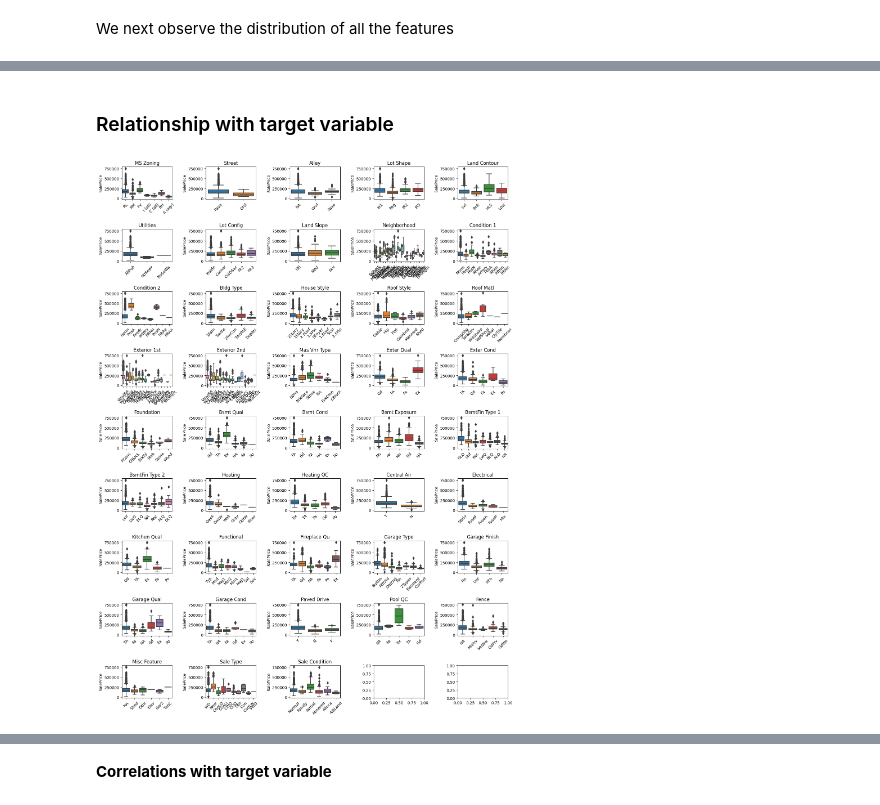
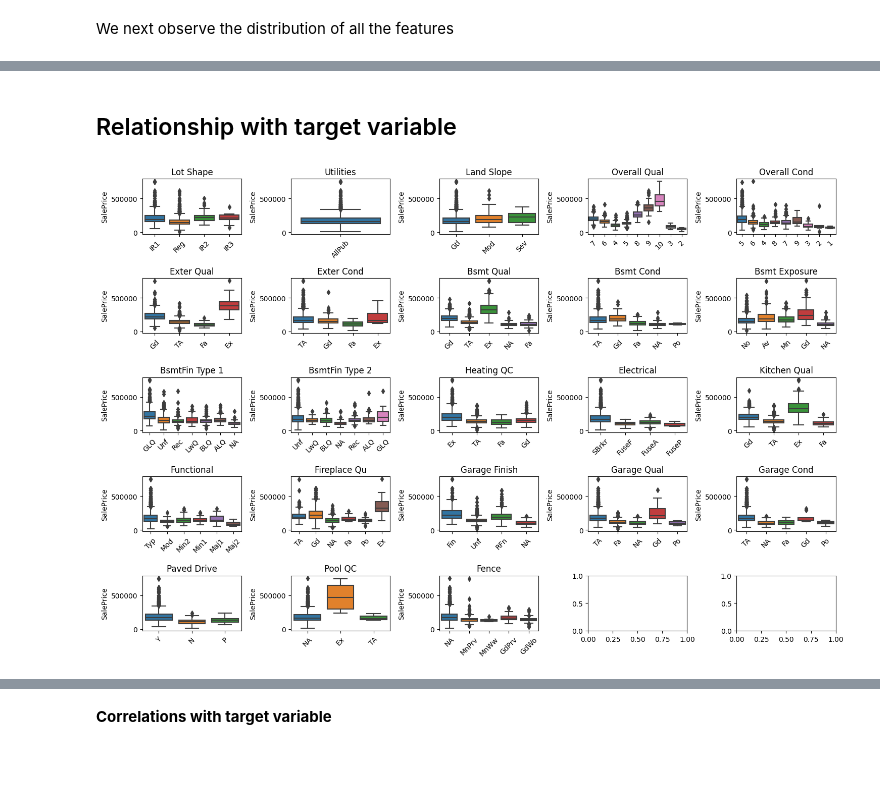
Before and after one commit to miguelfaf10/epfl_extension_school, a Jupyter notebook: 3_machine-learning-I_project/house-prices/house-prices-solution.ipynb, the cells around one changed output, grey strips where cells are left out. Drawn from its saved outputs; the diff is of its cells as text; code cells hidden in the pictures; blank space fills up the shorter version.

```diff
--- a/3_machine-learning-I_project/house-prices/house-prices-solution.ipynb
+++ b/3_machine-learning-I_project/house-prices/house-prices-solution.ipynb
@@ -170,6 +377,6 @@ mode_value = df['Electrical'].mode()[0]
 df['Electrical'].fillna(mode_value, inplace=True)
 # %%
 # Replace missing values with 'None'
-df[categorical_features] = df[categorical_features].fillna('NA')
-df[categorical_features].replace('None','NA', inplace=True)
+df[ordinal_features] = df[ordinal_features].fillna('NA')
+df[ordinal_features].replace('None','NA', inplace=True)
 # %%
@@ -182,11 +389,11 @@ Missing values in categorical columns after cleaning:  0
 We next observe the distribution of all the features
 # %%
 n_cols = 5
-n_rows = 9
+n_rows = 5
 
-fig, axs = plt.subplots(n_rows, n_cols, figsize=(15, 20))
+fig, axs = plt.subplots(n_rows, n_cols, figsize=(15, 10))
 
-for i, col in enumerate(categorical_features):
+for i, col in enumerate(ordinal_features):
     r, c = np.divmod(i, n_cols)
     df[col].value_counts().plot(kind='bar', ax=axs[r, c], logy=True)
     axs[r, c].set_title(col, y=1.0)
@@ -202,0 +414,11 @@ __Observation__
+# %%
+print(f'{"Feature":<20}|{"MinCountCategory":<20}|{"MinCount":<20}')
+print("-"*50)
+for feature in ordinal_features:
+
+    # Get the number of entries per category
+    category_counts = df[feature].value_counts()
+    min_count_category = category_counts.idxmin()
+
+    # Display the counts
+    print(f'{feature:<20}|{min_count_category:<20}|{min(category_counts):<20}')
@@ -202,0 +450,10 @@ __Observation__
+# %%
+threshold = 2
+
+for feature in ordinal_features:
+
+    category_counts = df[feature].value_counts()
+    # Identify categories with counts <= threshold
+    low_count_categories = category_counts[category_counts <= threshold].index
+    # Filter out entries with low count categories
+    df = df[~df[feature].isin(low_count_categories)]
@@ -203,21 +533,21 @@ __Observation__
 # %% [markdown]
-### Relationship with target variable
+## Relationship with target variable
 # %%
 n_cols = 5
-n_rows = 9
+n_rows = 5
 
-fig, axs = plt.subplots(n_rows, n_cols, figsize=(15, 20))
+fig, axs = plt.subplots(n_rows, n_cols, figsize=(15, 10))
 
-for i, col in enumerate(categorical_features):
+for i, col in enumerate(ordinal_features):
     r, c = np.divmod(i, n_cols)
     sns.boxplot(x=col, y='SalePrice', data=df, ax=axs[r, c])
     #axs[r, c].set_yscale('log')
     axs[r, c].set_title(col, y=1.0)
     axs[r, c].set_xlabel('')
     for label in axs[r, c].get_xticklabels():
         label.set_rotation(45)  # Rotate x-axis labels
 
 plt.tight_layout()
 plt.show()
 # %% [output]
-[figure, old version]
+[figure, new version]
```
Also changed, not shown: parts of 133 cells of this notebook.
